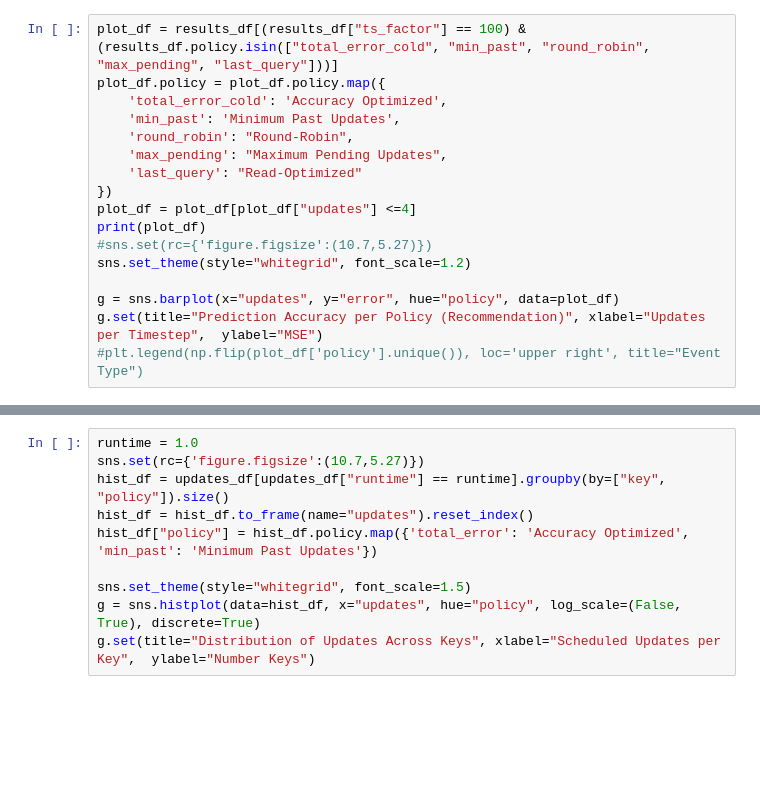
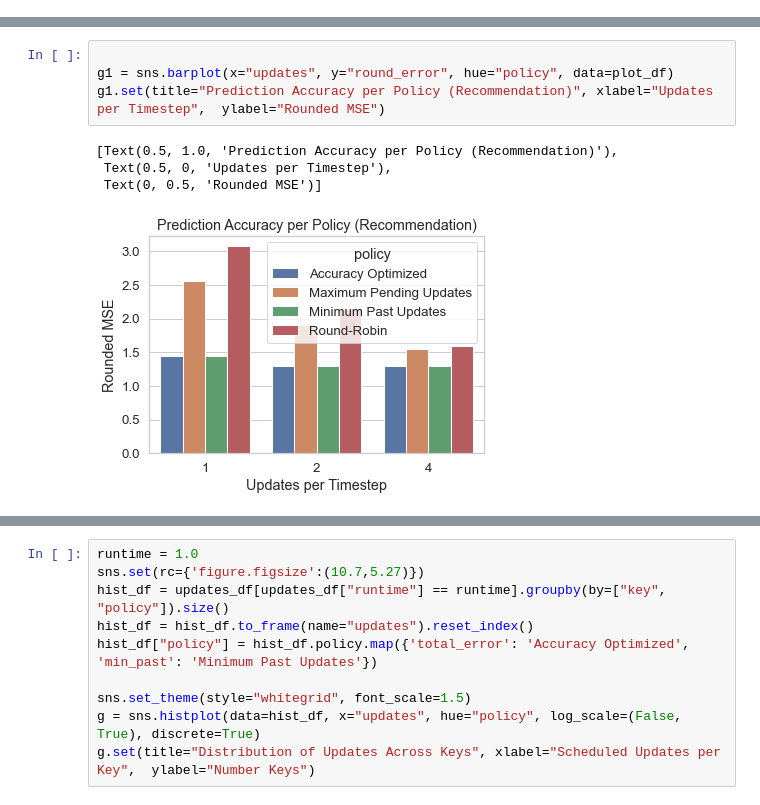
Before and after one commit to feature-store/experiments, a Jupyter notebook: nb/03-29-22-als_plots.ipynb, the cells around one changed output, grey strips where cells are left out. Saved outputs shown, nothing was run; the diff lists cells and outputs as text; blank space fills up the shorter version.

Commit message:
cold policy analysis

```diff
--- a/nb/03-29-22-als_plots.ipynb
+++ b/nb/03-29-22-als_plots.ipynb
@@ -43,17 +222,0 @@ results_df
-# %%
-plot_df = results_df[(results_df["ts_factor"] == 100) & (results_df.policy.isin(["total_error_cold", "min_past", "round_robin", "max_pending", "last_query"]))]
-plot_df.policy = plot_df.policy.map({
-    'total_error_cold': 'Accuracy Optimized',
-    'min_past': 'Minimum Past Updates',
-    'round_robin': "Round-Robin",
-    'max_pending': "Maximum Pending Updates",
-    'last_query': "Read-Optimized"
-})
-plot_df = plot_df[plot_df["updates"] <=4]
-print(plot_df)
-#sns.set(rc={'figure.figsize':(10.7,5.27)})
-sns.set_theme(style="whitegrid", font_scale=1.2)
-
-g = sns.barplot(x="updates", y="error", hue="policy", data=plot_df)
-g.set(title="Prediction Accuracy per Policy (Recommendation)", xlabel="Updates per Timestep",  ylabel="MSE")
-#plt.legend(np.flip(plot_df['policy'].unique()), loc='upper right', title="Event Type")
@@ -60,2 +241,11 @@ g.set(title="Prediction Accuracy per Policy (Recommendation)", xlabel="Updates p
+# %%
+
+g1 = sns.barplot(x="updates", y="round_error", hue="policy", data=plot_df)
+g1.set(title="Prediction Accuracy per Policy (Recommendation)", xlabel="Updates per Timestep",  ylabel="Rounded MSE")
+# %% [output]
+[Text(0.5, 1.0, 'Prediction Accuracy per Policy (Recommendation)'),
+ Text(0.5, 0, 'Updates per Timestep'),
+ Text(0, 0.5, 'Rounded MSE')]
+[figure, added]
 # %%
 ax = sns.barplot(x="updates", y="error", hue="policy", data=results_df[results_df["ts_factor"] == 10])
```
Also changed, not shown: parts of 16 cells of this notebook.
